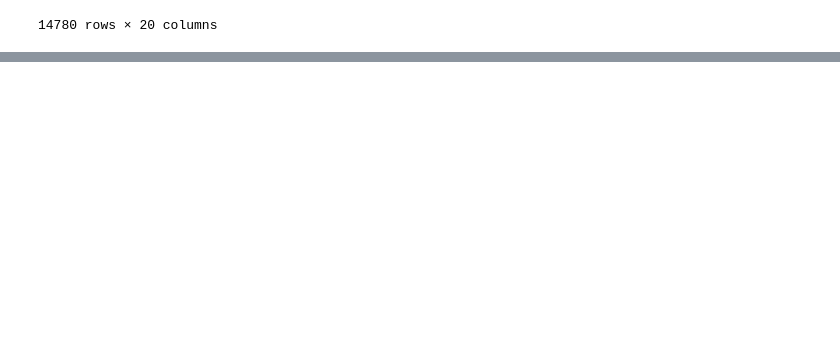
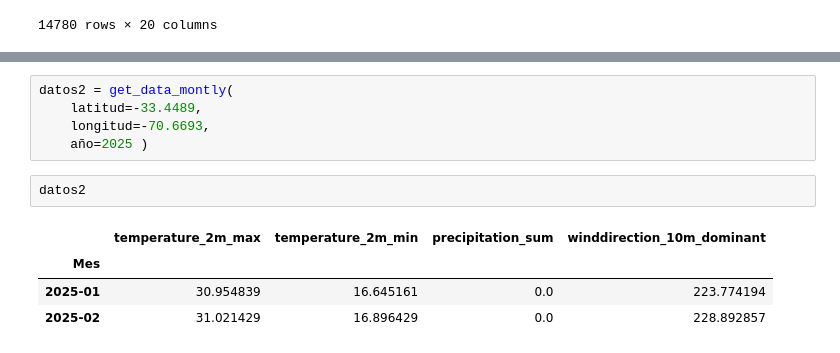
Before and after one commit to camv98/SENDA_Chile, a Jupyter notebook: elias_notebook.ipynb, the cells around one changed output, grey strips where cells are left out. Drawn from its saved outputs; the diff is of its cells as text; blank space fills up the shorter version.

```diff
--- a/elias_notebook.ipynb
+++ b/elias_notebook.ipynb
@@ -48,0 +248,12 @@ dtype: int64
+# %%
+datos2 = get_data_montly(
+    latitud=-33.4489,
+    longitud=-70.6693,
+    año=2025 )
+# %%
+datos2
+# %% [output]
+|  | temperature_2m_max | temperature_2m_min | precipitation_sum | winddirection_10m_dominant |
+| Mes |  |  |  |  |
+| 2025-01 | 30.954839 | 16.645161 | 0.0 | 223.774194 |
+| 2025-02 | 31.021429 | 16.896429 | 0.0 | 228.892857 |
```
Also changed, not shown: parts of 18 cells of this notebook.
